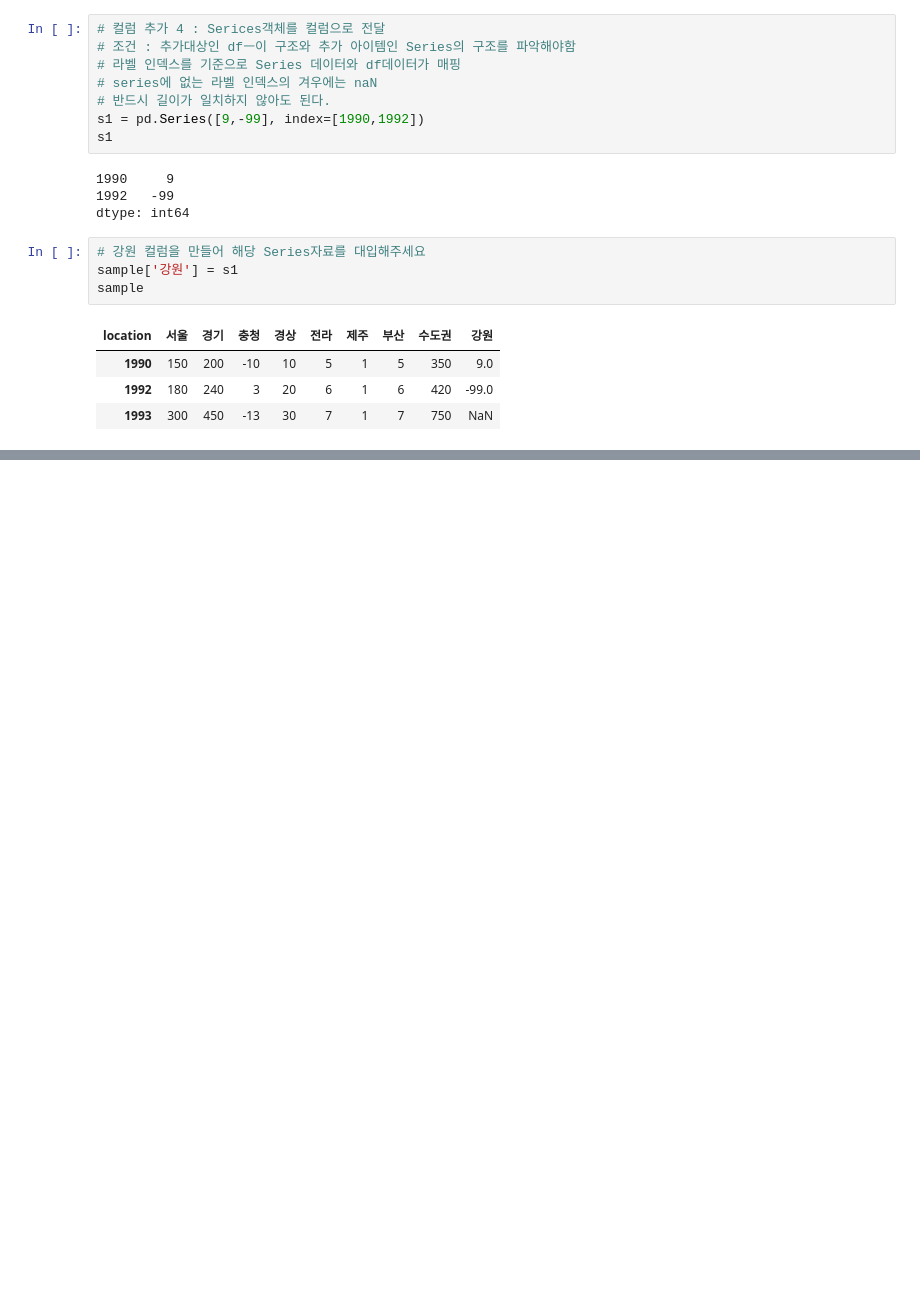
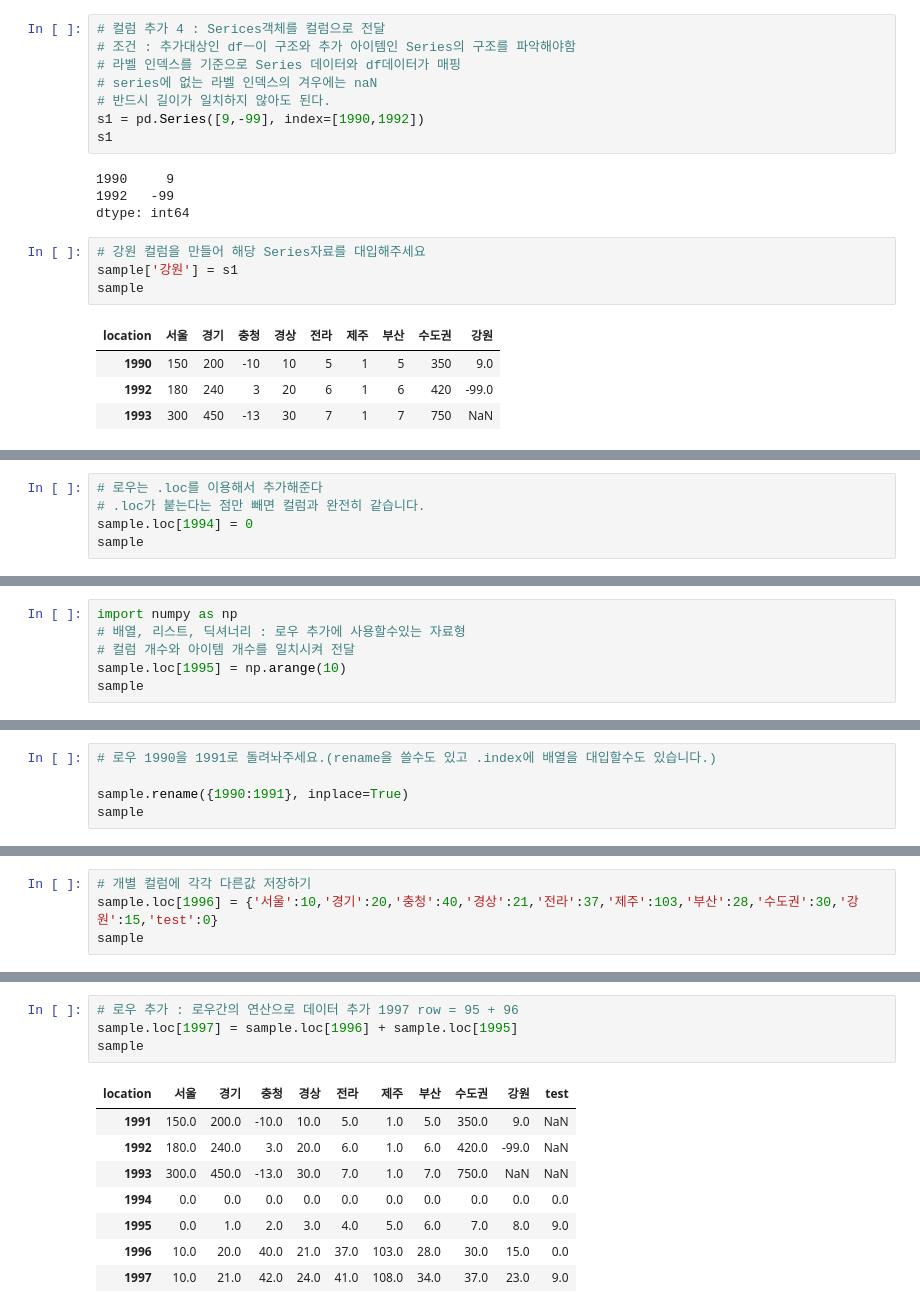
Before and after one commit to poiup/python, a Jupyter notebook: 넘파이/팬더스/padas2 -팬더스 DataFrame 자료형.ipynb, the cells around one changed output, grey strips where cells are left out. Cells and saved outputs as stored; diff of their text form; blank space fills up the shorter version.

```diff
--- a/넘파이/팬더스/padas2 -팬더스 DataFrame 자료형.ipynb
+++ b/넘파이/팬더스/padas2 -팬더스 DataFrame 자료형.ipynb
@@ -620,0 +643,5 @@ sample
+# %%
+# 로우는 .loc를 이용해서 추가해준다
+# .loc가 붙는다는 점만 빼면 컬럼과 완전히 같습니다.
+sample.loc[1994] = 0
+sample
@@ -620,0 +658,6 @@ sample
+# %%
+import numpy as np
+# 배열, 리스트, 딕셔너리 : 로우 추가에 사용할수있는 자료형
+# 컬럼 개수와 아이템 개수를 일치시켜 전달
+sample.loc[1995] = np.arange(10)
+sample
@@ -620,0 +671,5 @@ sample
+# %%
+# 로우 1990을 1991로 돌려놔주세요.(rename을 쓸수도 있고 .index에 배열을 대입할수도 있습니다.)
+
+sample.rename({1990:1991}, inplace=True)
+sample
@@ -620,0 +683,4 @@ sample
+# %%
+# 개별 컬럼에 각각 다른값 저장하기
+sample.loc[1996] = {'서울':10,'경기':20,'충청':40,'경상':21,'전라':37,'제주':103,'부산':28,'수도권':30,'강원':15,'test':0}
+sample
@@ -620,0 +695,13 @@ sample
+# %%
+# 로우 추가 : 로우간의 연산으로 데이터 추가 1997 row = 95 + 96
+sample.loc[1997] = sample.loc[1996] + sample.loc[1995]
+sample
+# %% [output]
+| location | 서울 | 경기 | 충청 | 경상 | 전라 | 제주 | 부산 | 수도권 | 강원 | test |
+| 1991 | 150.0 | 200.0 | -10.0 | 10.0 | 5.0 | 1.0 | 5.0 | 350.0 | 9.0 | NaN |
+| 1992 | 180.0 | 240.0 | 3.0 | 20.0 | 6.0 | 1.0 | 6.0 | 420.0 | -99.0 | NaN |
+| 1993 | 300.0 | 450.0 | -13.0 | 30.0 | 7.0 | 1.0 | 7.0 | 750.0 | NaN | NaN |
+| 1994 | 0.0 | 0.0 | 0.0 | 0.0 | 0.0 | 0.0 | 0.0 | 0.0 | 0.0 | 0.0 |
+| 1995 | 0.0 | 1.0 | 2.0 | 3.0 | 4.0 | 5.0 | 6.0 | 7.0 | 8.0 | 9.0 |
+| 1996 | 10.0 | 20.0 | 40.0 | 21.0 | 37.0 | 103.0 | 28.0 | 30.0 | 15.0 | 0.0 |
+| 1997 | 10.0 | 21.0 | 42.0 | 24.0 | 41.0 | 108.0 | 34.0 | 37.0 | 23.0 | 9.0 |
```
Also changed, not shown: parts of 34 cells of this notebook, 29 other files.
